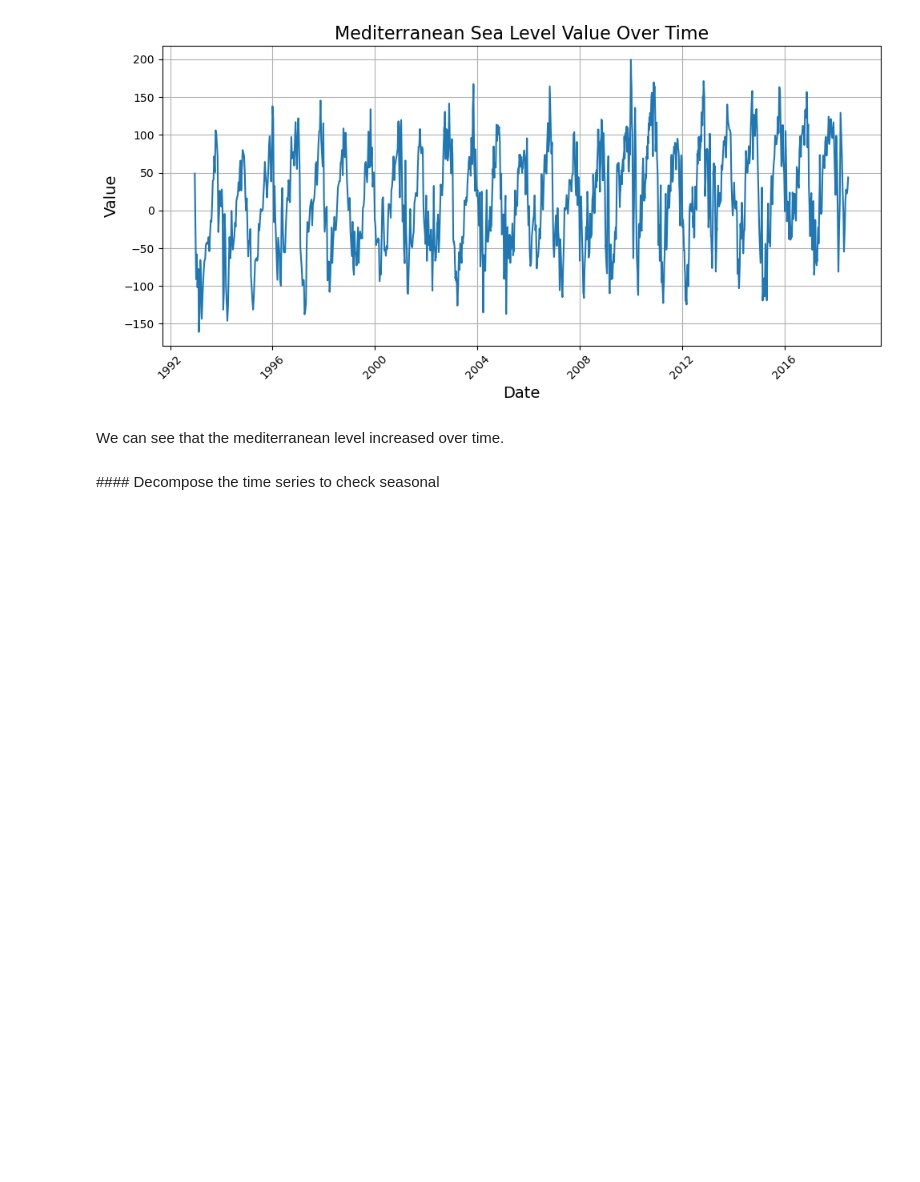
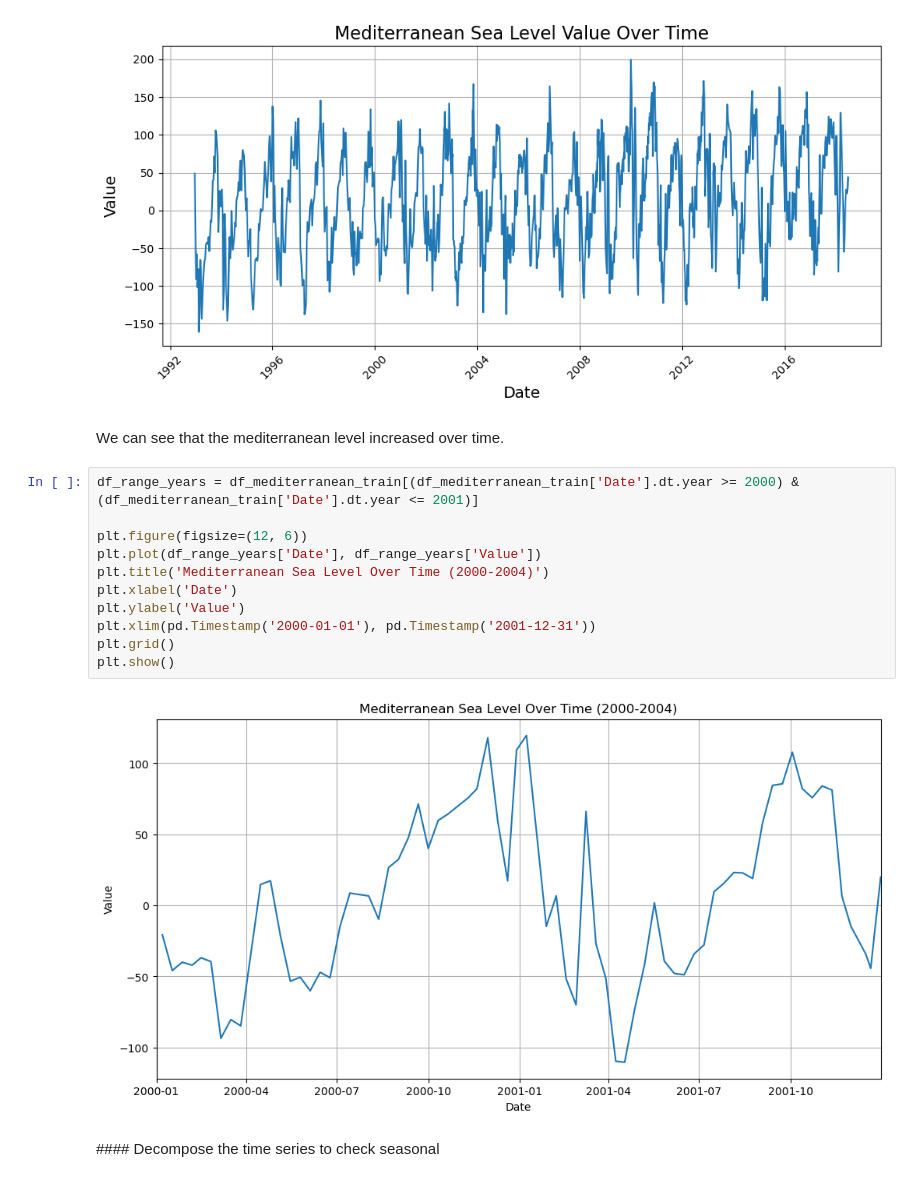
Before and after one commit to becca-pina/Data-Mining-and-Machine-Learning-Project, a Jupyter notebook: x23446786.ipynb, the cells around one changed output. Cells and saved outputs as stored; diff of their text form; blank space fills up the shorter version.

```diff
--- a/x23446786.ipynb
+++ b/x23446786.ipynb
@@ -199,6 +217,19 @@ plt.show()
 [figure]
 # %% [markdown]
 We can see that the mediterranean level increased over time.
+# %%
+df_range_years = df_mediterranean_train[(df_mediterranean_train['Date'].dt.year >= 2000) & (df_mediterranean_train['Date'].dt.year <= 2001)]
+
+plt.figure(figsize=(12, 6))
+plt.plot(df_range_years['Date'], df_range_years['Value'])
+plt.title('Mediterranean Sea Level Over Time (2000-2004)')
+plt.xlabel('Date')
+plt.ylabel('Value')
+plt.xlim(pd.Timestamp('2000-01-01'), pd.Timestamp('2001-12-31'))
+plt.grid()
+plt.show()
+# %% [output]
+[figure, added]
 # %% [markdown]
 #### Decompose the time series to check seasonal
 # %%
```
Also changed, not shown: parts of 36 cells of this notebook.
